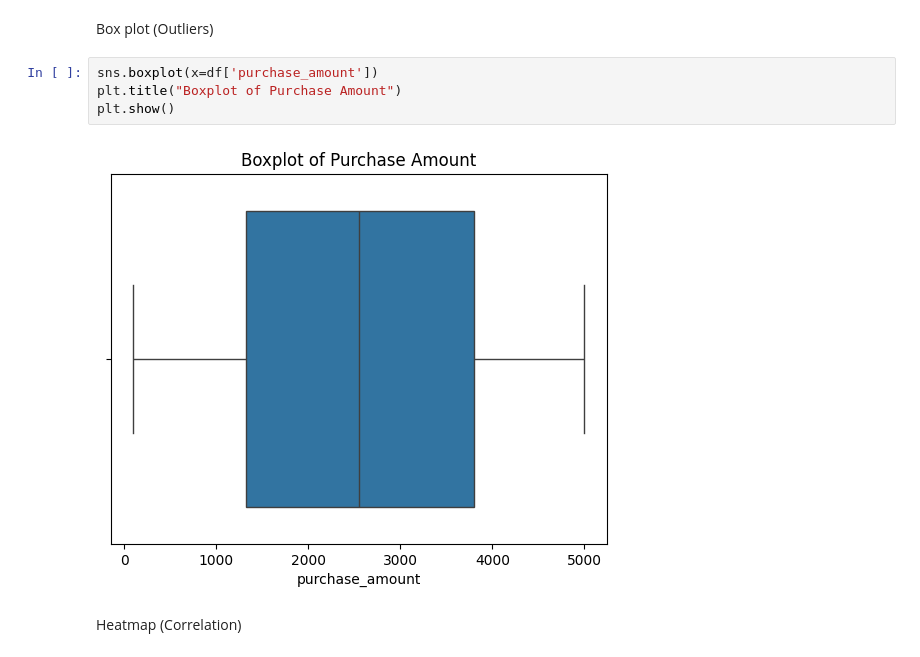
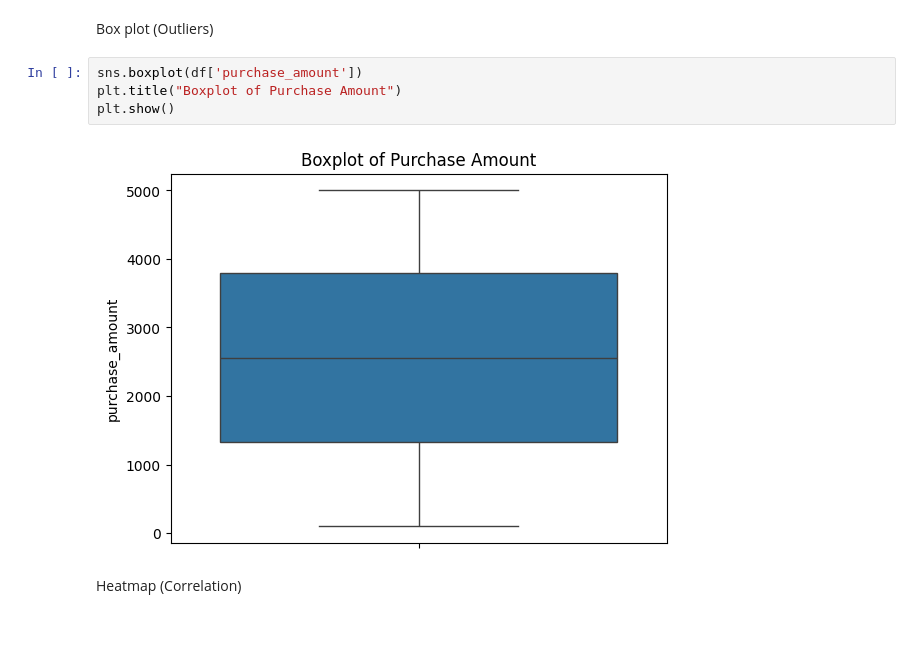
Before and after one commit to prateekhemchandani/SMA-S8, a Jupyter notebook: Experiment 7/exp7.ipynb, the cells around one changed output. Cells and saved outputs as stored; diff of their text form; blank space fills up the shorter version.

```diff
--- a/Experiment 7/exp7.ipynb
+++ b/Experiment 7/exp7.ipynb
@@ -81,11 +81,11 @@ plt.show()
 # %% [markdown]
 Box plot (Outliers)
 # %%
-sns.boxplot(x=df['purchase_amount'])
+sns.boxplot(df['purchase_amount'])
 plt.title("Boxplot of Purchase Amount")
 plt.show()
 # %% [output]
-[figure, old version]
+[figure, new version]
 # %% [markdown]
 Heatmap (Correlation)
 # %%
```
Also changed, not shown: 1 other file.
